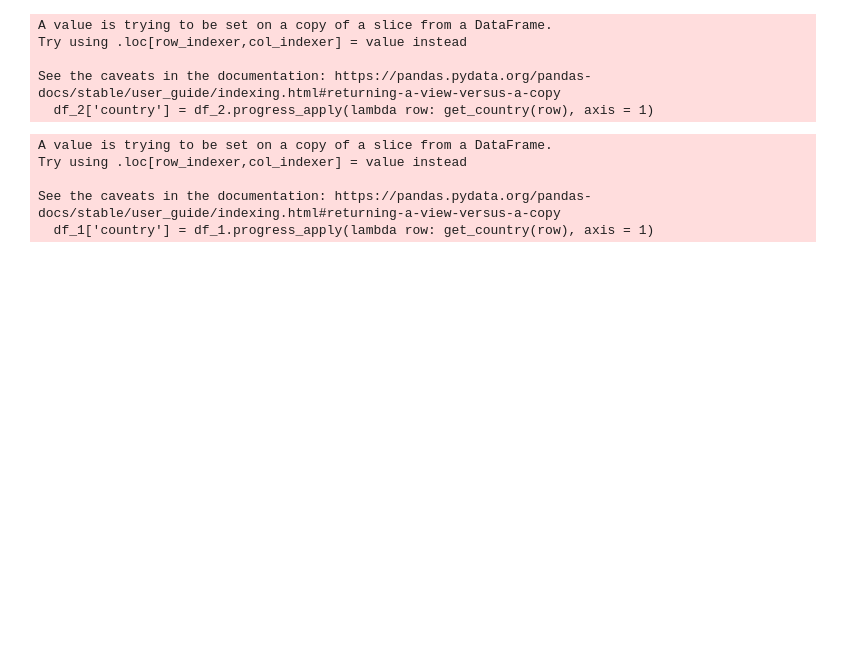
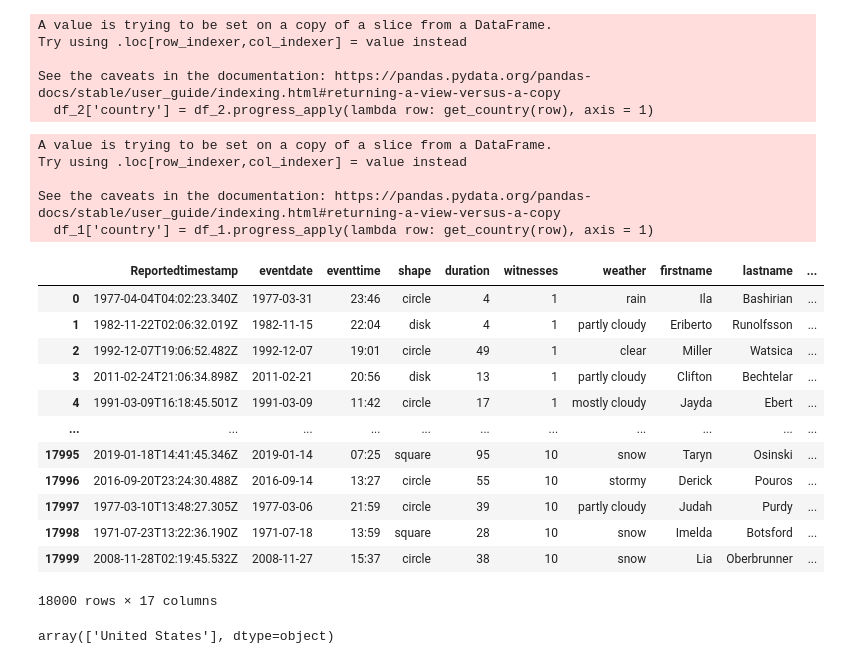
Before and after one commit to Adalab/DA-promo-C-modulo-3-sprint-2-Sonia-Vanna, a Jupyter notebook: UFO_Country.ipynb, the cells around one changed output. Saved outputs shown, nothing was run; the diff lists cells and outputs as text; code cells hidden in the pictures; blank space fills up the shorter version.

```diff
--- a/UFO_Country.ipynb
+++ b/UFO_Country.ipynb
@@ -279,3 +305,24 @@ ufo_lista =[df_1,df_2,df_3,df_4,df_5,df_6,df_7,df_8,df_9,df_10,df_11,df_12,df_13
 df_ufo_concat_1 = pd.concat(ufo_lista, ignore_index=True)
 # %%
 df_ufo_concat_1.to_csv("UFO_concat.csv")
+# %%
+df_20 = pd.read_csv("UFO_concat.csv",index_col=0)
+df_20
+# %% [output]
+|  | Reportedtimestamp | eventdate | eventtime | shape | duration | witnesses | weather | firstname | lastname | ... |
+| 0 | 1977-04-04T04:02:23.340Z | 1977-03-31 | 23:46 | circle | 4 | 1 | rain | Ila | Bashirian | ... |
+| 1 | 1982-11-22T02:06:32.019Z | 1982-11-15 | 22:04 | disk | 4 | 1 | partly cloudy | Eriberto | Runolfsson | ... |
+| 2 | 1992-12-07T19:06:52.482Z | 1992-12-07 | 19:01 | circle | 49 | 1 | clear | Miller | Watsica | ... |
+| 3 | 2011-02-24T21:06:34.898Z | 2011-02-21 | 20:56 | disk | 13 | 1 | partly cloudy | Clifton | Bechtelar | ... |
+| 4 | 1991-03-09T16:18:45.501Z | 1991-03-09 | 11:42 | circle | 17 | 1 | mostly cloudy | Jayda | Ebert | ... |
+| ... | ... | ... | ... | ... | ... | ... | ... | ... | ... | ... |
+| 17995 | 2019-01-18T14:41:45.346Z | 2019-01-14 | 07:25 | square | 95 | 10 | snow | Taryn | Osinski | ... |
+| 17996 | 2016-09-20T23:24:30.488Z | 2016-09-14 | 13:27 | circle | 55 | 10 | stormy | Derick | Pouros | ... |
+| 17997 | 1977-03-10T13:48:27.305Z | 1977-03-06 | 21:59 | circle | 39 | 10 | partly cloudy | Judah | Purdy | ... |
+| 17998 | 1971-07-23T13:22:36.190Z | 1971-07-18 | 13:59 | square | 28 | 10 | snow | Imelda | Botsford | ... |
+| 17999 | 2008-11-28T02:19:45.532Z | 2008-11-27 | 15:37 | circle | 38 | 10 | snow | Lia | Oberbrunner | ... |
+18000 rows × 17 columns
+# %%
+df_20["country"].unique()
+# %% [output]
+array(['United States'], dtype=object)
```
Also changed, not shown: parts of 7 cells of this notebook.
